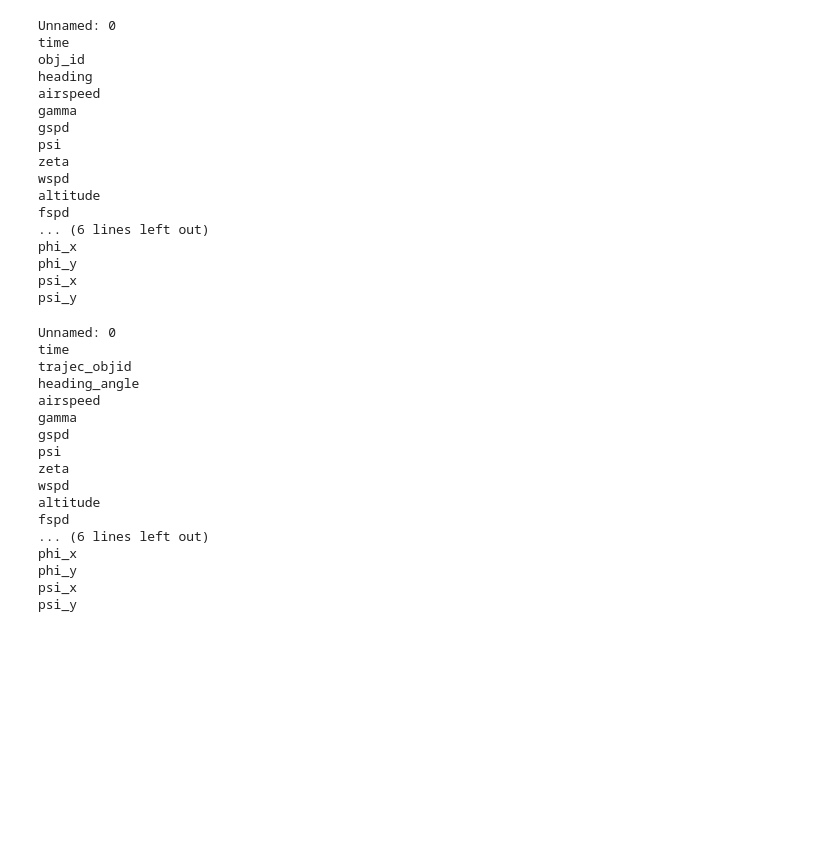
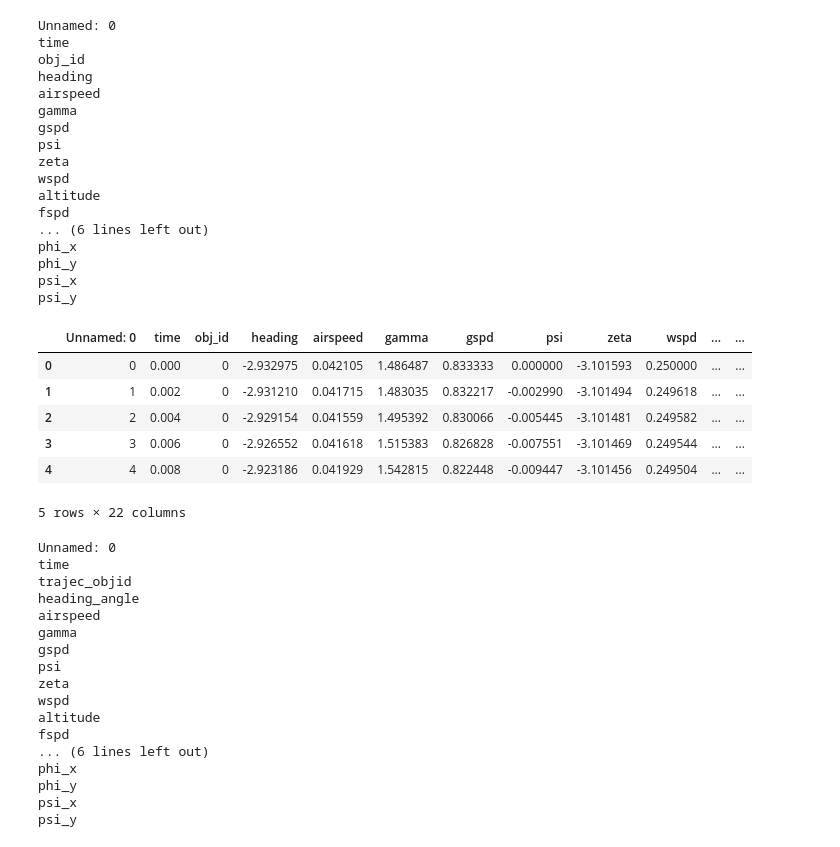
Before and after one commit to MayC06/drosophila_body_orientation_predictor, a Jupyter notebook: Notebooks/ben_predictor.ipynb, the cells around one changed output. Saved outputs shown, nothing was run; the diff lists cells and outputs as text; code cells hidden in the pictures; blank space fills up the shorter version.

```diff
--- a/Notebooks/ben_predictor.ipynb
+++ b/Notebooks/ben_predictor.ipynb
@@ -69,6 +69,16 @@ phi_x
 phi_y
 psi_x
 psi_y
+# %%
+temp_fly_data.head()
+# %% [output]
+|  | Unnamed: 0 | time | obj_id | heading | airspeed | gamma | gspd | psi | zeta | wspd | ... | ... |
+| 0 | 0 | 0.000 | 0 | -2.932975 | 0.042105 | 1.486487 | 0.833333 | 0.000000 | -3.101593 | 0.250000 | ... | ... |
+| 1 | 1 | 0.002 | 0 | -2.931210 | 0.041715 | 1.483035 | 0.832217 | -0.002990 | -3.101494 | 0.249618 | ... | ... |
+| 2 | 2 | 0.004 | 0 | -2.929154 | 0.041559 | 1.495392 | 0.830066 | -0.005445 | -3.101481 | 0.249582 | ... | ... |
+| 3 | 3 | 0.006 | 0 | -2.926552 | 0.041618 | 1.515383 | 0.826828 | -0.007551 | -3.101469 | 0.249544 | ... | ... |
+| 4 | 4 | 0.008 | 0 | -2.923186 | 0.041929 | 1.542815 | 0.822448 | -0.009447 | -3.101456 | 0.249504 | ... | ... |
+5 rows × 22 columns
 # %%
 temp_fly_data.rename(columns={'obj_id':'trajec_objid',
                               'xpos': 'position_x',  # CEM data
```
Also changed, not shown: parts of 12 cells of this notebook, 2 other files.
